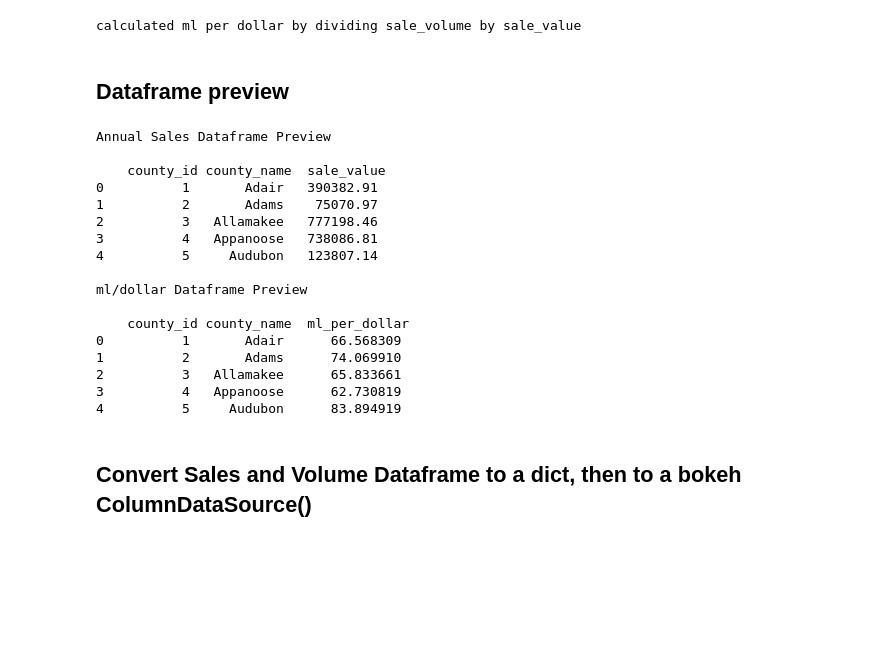
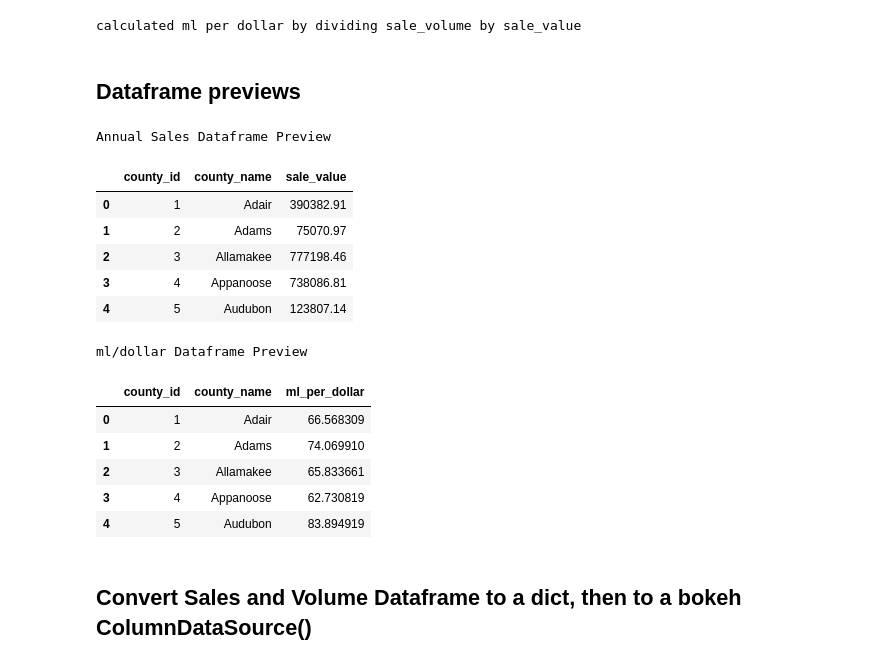
Before and after one commit to kstrckr/python_data_project, a Jupyter notebook: Iowa_liquor_data_vis.ipynb, the cells around one changed output. Cells and saved outputs as stored; diff of their text form; code cells hidden in the pictures; blank space fills up the shorter version.

```diff
--- a/Iowa_liquor_data_vis.ipynb
+++ b/Iowa_liquor_data_vis.ipynb
@@ -107,28 +109,29 @@ print('calculated ml per dollar by dividing sale_volume by sale_value')
 # %% [output]
 calculated ml per dollar by dividing sale_volume by sale_value
 # %% [markdown]
-## Dataframe preview
+## Dataframe previews
 # %%
-print('\nAnnual Sales Dataframe Preview\n\n', annual_sales_by_county_df.head())
-print('\nml/dollar Dataframe Preview\n\n', annual_volume_of_liquor_sold_by_county_df.head())
+print('\nAnnual Sales Dataframe Preview')
+annual_sales_by_county_df.head()
 # %% [output]
 Annual Sales Dataframe Preview
-
-    county_id county_name  sale_value
-0          1       Adair   390382.91
-1          2       Adams    75070.97
-2          3   Allamakee   777198.46
-3          4   Appanoose   738086.81
-4          5     Audubon   123807.14
-
-ml/dollar Dataframe Preview
-
-    county_id county_name  ml_per_dollar
-0          1       Adair      66.568309
-1          2       Adams      74.069910
-2          3   Allamakee      65.833661
-3          4   Appanoose      62.730819
-4          5     Audubon      83.894919
+|  | county_id | county_name | sale_value |
+| 0 | 1 | Adair | 390382.91 |
+| 1 | 2 | Adams | 75070.97 |
+| 2 | 3 | Allamakee | 777198.46 |
+| 3 | 4 | Appanoose | 738086.81 |
+| 4 | 5 | Audubon | 123807.14 |
+# %%
+print('\nml/dollar Dataframe Preview')
+annual_volume_of_liquor_sold_by_county_df.head()
+# %% [output]
+ml/dollar Dataframe Preview
+|  | county_id | county_name | ml_per_dollar |
+| 0 | 1 | Adair | 66.568309 |
+| 1 | 2 | Adams | 74.069910 |
+| 2 | 3 | Allamakee | 65.833661 |
+| 3 | 4 | Appanoose | 62.730819 |
+| 4 | 5 | Audubon | 83.894919 |
 # %% [markdown]
 ## Convert Sales and Volume Dataframe to a dict, then to a bokeh ColumnDataSource()
 # %%
```
Also changed, not shown: parts of 10 cells of this notebook, 1 other file.
